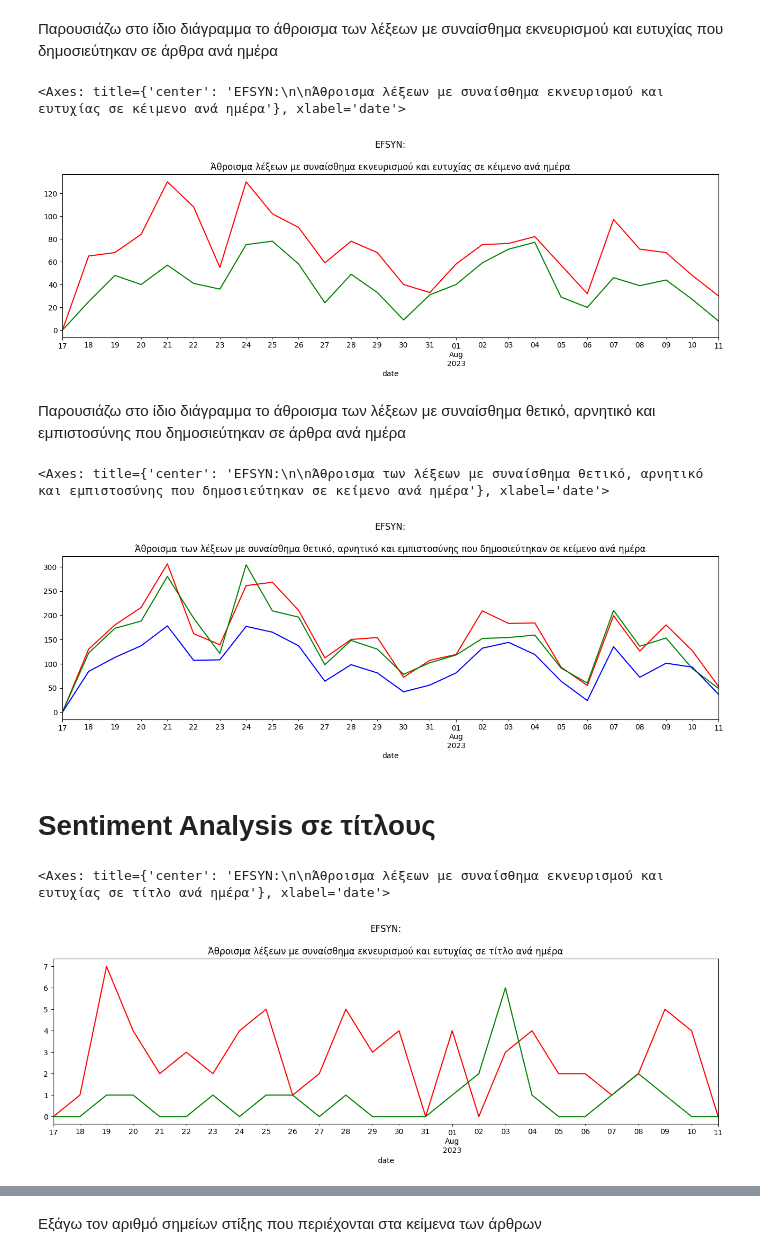
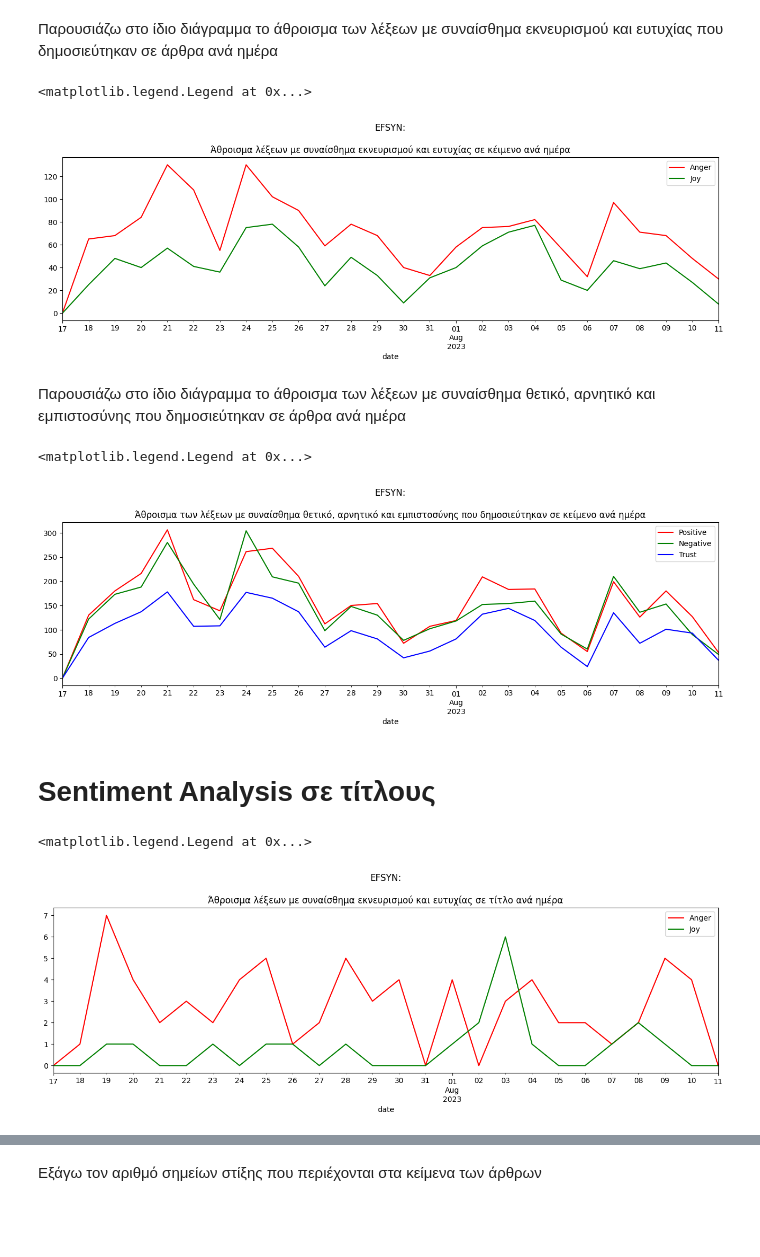
Before and after one commit to evintrella/Thesis, a Jupyter notebook: Analysis/efsyn_analysis_final.ipynb, the cells around one changed output, grey strips where cells are left out. Drawn from its saved outputs; the diff is of its cells as text; code cells hidden in the pictures; blank space fills up the shorter version.

```diff
--- a/Analysis/efsyn_analysis_final.ipynb
+++ b/Analysis/efsyn_analysis_final.ipynb
@@ -257,18 +271,20 @@ short_df['title'].str.len().resample('D').mean().plot(color="g", title='EFSYN:\n
 # %%
 ax = text_emot['anger'].resample('D').sum().plot(figsize=(16,4), color = 'red')
 text_emot['joy'].resample('D').sum().plot(figsize=(16,4), ax = ax, color = 'green',title= 'EFSYN:\n\nΆθροισμα λέξεων με συναίσθημα εκνευρισμού και ευτυχίας σε κέιμενο ανά ημέρα')
+plt.legend(['Anger', 'Joy'])
 # %% [output]
-<Axes: title={'center': 'EFSYN:\n\nΆθροισμα λέξεων με συναίσθημα εκνευρισμού και ευτυχίας σε κέιμενο ανά ημέρα'}, xlabel='date'>
+<matplotlib.legend.Legend at 0x...>
-[figure, old version]
+[figure, new version]
 # %% [markdown]
 Παρουσιάζω στο ίδιο διάγραμμα το άθροισμα των λέξεων με συναίσθημα θετικό, αρνητικό και εμπιστοσύνης που δημοσιεύτηκαν σε άρθρα ανά ημέρα
 # %%
 ax = text_emot['positive'].resample('D').sum().plot(figsize=(16,4), color = 'red')
 text_emot['negative'].resample('D').sum().plot(figsize=(16,4), ax = ax, color = 'green')
 text_emot['trust'].resample('D').sum().plot(figsize=(16,4), ax = ax, color = 'blue', title='EFSYN:\n\nΆθροισμα των λέξεων με συναίσθημα θετικό, αρνητικό και εμπιστοσύνης που δημοσιεύτηκαν σε κείμενο ανά ημέρα')
+plt.legend(['Positive', 'Negative', 'Trust'])
 # %% [output]
-<Axes: title={'center': 'EFSYN:\n\nΆθροισμα των λέξεων με συναίσθημα θετικό, αρνητικό και εμπιστοσύνης που δημοσιεύτηκαν σε κείμενο ανά ημέρα'}, xlabel='date'>
+<matplotlib.legend.Legend at 0x...>
-[figure, old version]
+[figure, new version]
 # %% [markdown]
 # Sentiment Analysis σε τίτλους
 # %%
@@ -294,9 +310,10 @@ title_emot.set_index('date', inplace=True)
 # %%
 ax = title_emot['anger'].resample('D').sum().plot(figsize=(16,4), color = 'red')
 title_emot['joy'].resample('D').sum().plot(figsize=(16,4), ax = ax, color = 'green',title= 'EFSYN:\n\nΆθροισμα λέξεων με συναίσθημα εκνευρισμού και ευτυχίας σε τίτλο ανά ημέρα')
+plt.legend(['Anger', 'Joy'])
 # %% [output]
-<Axes: title={'center': 'EFSYN:\n\nΆθροισμα λέξεων με συναίσθημα εκνευρισμού και ευτυχίας σε τίτλο ανά ημέρα'}, xlabel='date'>
+<matplotlib.legend.Legend at 0x...>
-[figure, old version]
+[figure, new version]
 # %%
 ax_title = title_emot['positive'].resample('D').sum().plot(figsize=(16,4), color = 'red')
 title_emot['negative'].resample('D').sum().plot(figsize=(16,4), ax = ax_title, color = 'green')
```
Also changed, not shown: parts of 5 cells of this notebook, 3 other files.
